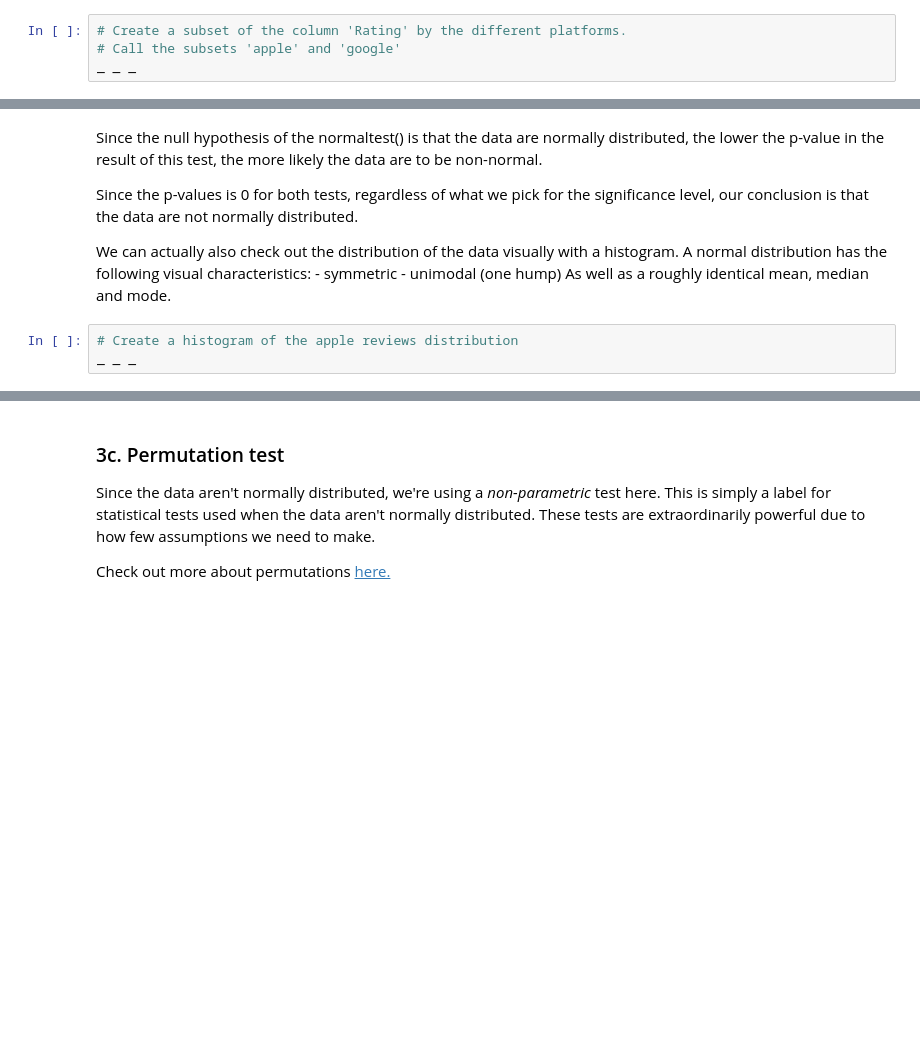
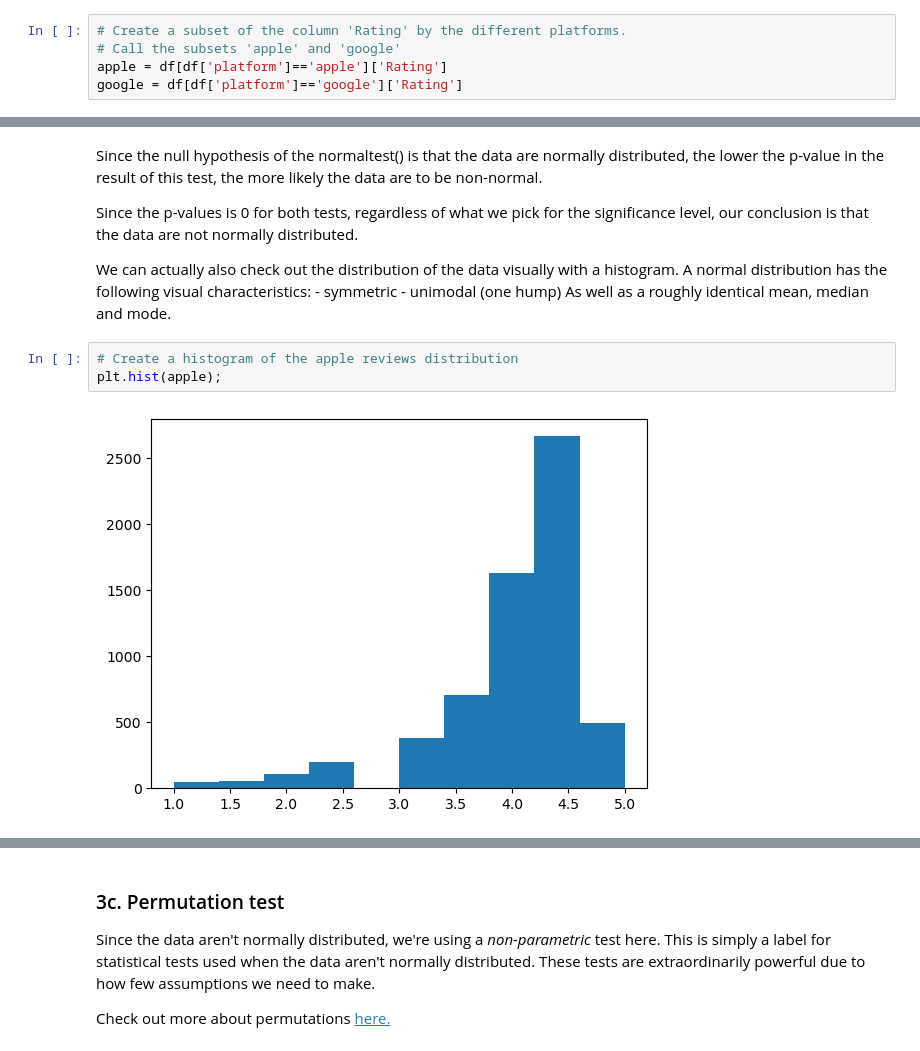
Before and after one commit to MsEM11/Apps_Case_Study, a Jupyter notebook: Project Files/Springboard Apps project - Tier 3 - Complete.ipynb, the cells around one changed output, grey strips where cells are left out. Cells and saved outputs as stored; diff of their text form; blank space fills up the shorter version.

```diff
--- a/Project Files/Springboard Apps project - Tier 3 - Complete.ipynb
+++ b/Project Files/Springboard Apps project - Tier 3 - Complete.ipynb
@@ -417,7 +419,8 @@ There are many different statistical tests, all with different assumptions. You'
 # %%
 # Create a subset of the column 'Rating' by the different platforms.
 # Call the subsets 'apple' and 'google'
-_ _ _
+apple = df[df['platform']=='apple']['Rating']
+google = df[df['platform']=='google']['Rating']
 # %%
 # Using the stats.normaltest() method, get an indication of whether the apple data are normally distributed
 # Save the result in a variable called apple_normal, and print it out
@@ -436,6 +445,8 @@ We can actually also check out the distribution of the data visually with a hist
 As well as a roughly identical mean, median and mode.
 # %%
 # Create a histogram of the apple reviews distribution
-_ _ _
+plt.hist(apple);
+# %% [output]
+[figure, added]
 # %%
 # Create a histogram of the google data
```
Also changed, not shown: parts of 11 cells of this notebook.
